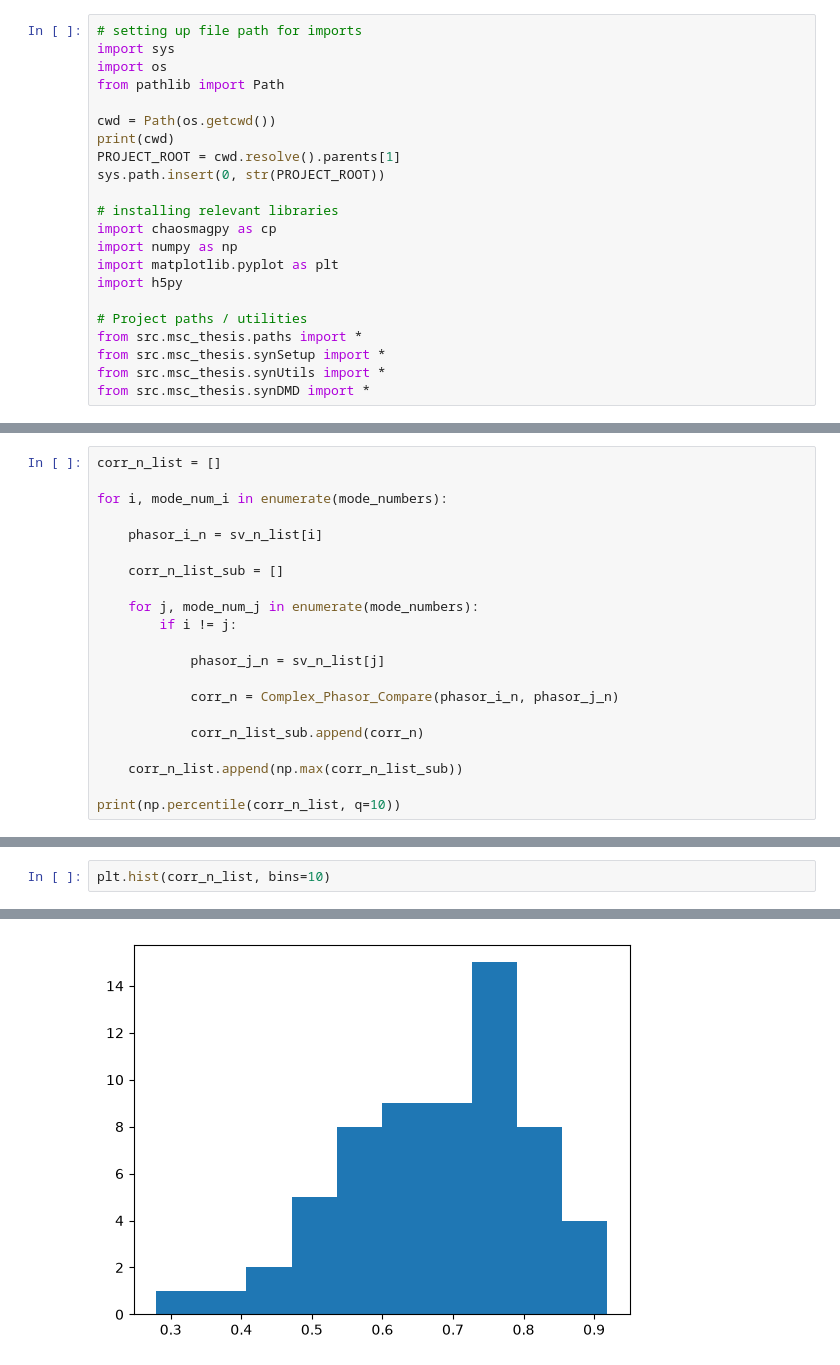
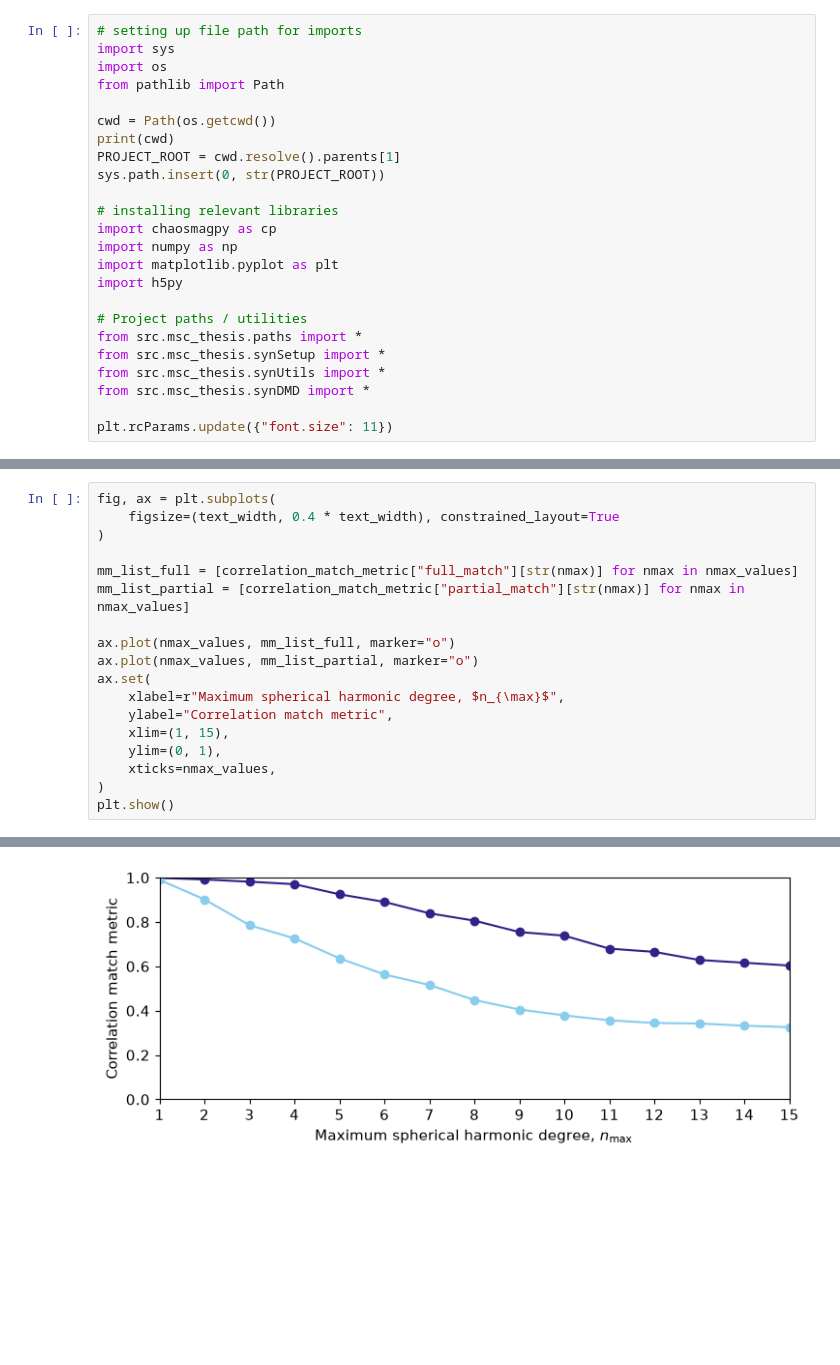
Before and after one commit to ElliottTSteele/MSc_Thesis, a Jupyter notebook: Last_stretch/DMD_context/Match_metrics.ipynb, the cells around one changed output, grey strips where cells are left out. Cells and saved outputs as stored; diff of their text form; blank space fills up the shorter version.

```diff
--- a/Last_stretch/DMD_context/Match_metrics.ipynb
+++ b/Last_stretch/DMD_context/Match_metrics.ipynb
@@ -20,6 +23,8 @@ from src.msc_thesis.paths import *
 from src.msc_thesis.synSetup import *
 from src.msc_thesis.synUtils import *
 from src.msc_thesis.synDMD import *
+
+plt.rcParams.update({"font.size": 11})
 # %% [output]
 /home/elliott/projects/msc_thesis_project/Last_stretch/DMD_context
 ['/home/elliott/projects/msc_thesis_project', '/home/elliott/miniforge3/envs/msc_thesis/lib/python311.zip', '/home/elliott/miniforge3/envs/msc_thesis/lib/python3.11', '/home/elliott/miniforge3/envs/ms ...
@@ -75,21 +44,0 @@ print(np.percentile(corr_n_list, q=95))
-# %%
-corr_n_list = []
-
-for i, mode_num_i in enumerate(mode_numbers):
-
-    phasor_i_n = sv_n_list[i]
-
-    corr_n_list_sub = []
-
-    for j, mode_num_j in enumerate(mode_numbers):
-        if i != j:
-
-            phasor_j_n = sv_n_list[j]
-
-            corr_n = Complex_Phasor_Compare(phasor_i_n, phasor_j_n)
-
-            corr_n_list_sub.append(corr_n)
-
-    corr_n_list.append(np.max(corr_n_list_sub))
-
-print(np.percentile(corr_n_list, q=10))
@@ -98,3 +77,19 @@ print(np.percentile(corr_n_list, q=10))
 # %%
-plt.hist(corr_n_list, bins=10)
+fig, ax = plt.subplots(
+    figsize=(text_width, 0.4 * text_width), constrained_layout=True
+)
+
+mm_list_full = [correlation_match_metric["full_match"][str(nmax)] for nmax in nmax_values]
+mm_list_partial = [correlation_match_metric["partial_match"][str(nmax)] for nmax in nmax_values]
+
+ax.plot(nmax_values, mm_list_full, marker="o")
+ax.plot(nmax_values, mm_list_partial, marker="o")
+ax.set(
+    xlabel=r"Maximum spherical harmonic degree, $n_{\max}$",
+    ylabel="Correlation match metric",
+    xlim=(1, 15),
+    ylim=(0, 1),
+    xticks=nmax_values,
+)
+plt.show()
 # %% [output]
@@ -106 +96 @@ plt.hist(corr_n_list, bins=10)
-[figure, old version]
+[figure, new version]
```
Also changed, not shown: parts of 10 cells of this notebook, 13 other files.
